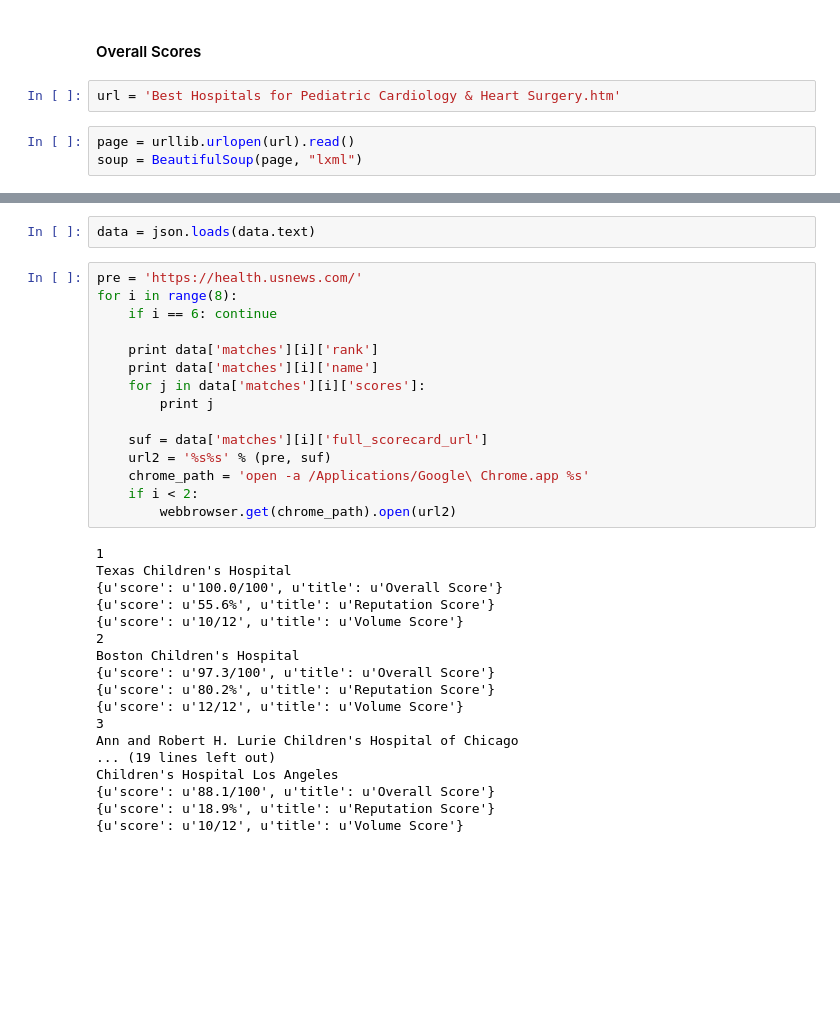
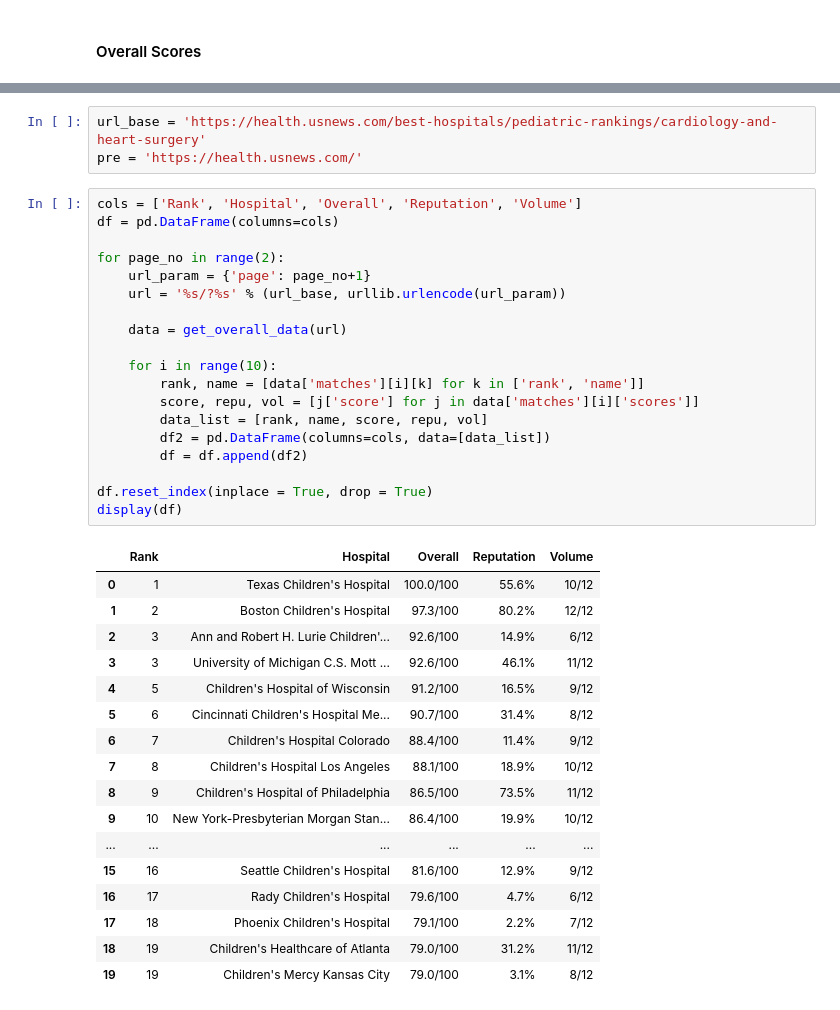
Before and after one commit to wenyu-z/py_programming, a Jupyter notebook: childrens_hospital_scrape/scrape_1.ipynb, the cells around one changed output, grey strips where cells are left out. Drawn from its saved outputs; the diff is of its cells as text; blank space fills up the shorter version.

```diff
--- a/childrens_hospital_scrape/scrape_1.ipynb
+++ b/childrens_hospital_scrape/scrape_1.ipynb
@@ -20,7 +21,2 @@ print files
 # %% [markdown]
 #### Overall Scores
-# %%
-url = 'Best Hospitals for Pediatric Cardiology & Heart Surgery.htm'
-# %%
-page = urllib.urlopen(url).read()
-soup = BeautifulSoup(page, "lxml")
@@ -37,36 +32,41 @@ data = script_data[0]
-# %%
-data = json.loads(data.text)
-# %%
-pre = 'https://health.usnews.com/'
-for i in range(8):
-    if i == 6: continue
-
-    print data['matches'][i]['rank']
-    print data['matches'][i]['name']
-    for j in data['matches'][i]['scores']:
-        print j
-
-    suf = data['matches'][i]['full_scorecard_url']
-    url2 = '%s%s' % (pre, suf)
-    chrome_path = 'open -a /Applications/Google\ Chrome.app %s'
-    if i < 2:
-        webbrowser.get(chrome_path).open(url2)
-# %% [output]
-1
-Texas Children's Hospital
-{u'score': u'100.0/100', u'title': u'Overall Score'}
-{u'score': u'55.6%', u'title': u'Reputation Score'}
-{u'score': u'10/12', u'title': u'Volume Score'}
-2
-Boston Children's Hospital
-{u'score': u'97.3/100', u'title': u'Overall Score'}
-{u'score': u'80.2%', u'title': u'Reputation Score'}
-{u'score': u'12/12', u'title': u'Volume Score'}
-3
-Ann and Robert H. Lurie Children's Hospital of Chicago
-... (19 lines left out)
-Children's Hospital Los Angeles
-{u'score': u'88.1/100', u'title': u'Overall Score'}
-{u'score': u'18.9%', u'title': u'Reputation Score'}
-{u'score': u'10/12', u'title': u'Volume Score'}
+# %%
+url_base = 'https://health.usnews.com/best-hospitals/pediatric-rankings/cardiology-and-heart-surgery'
+pre = 'https://health.usnews.com/'
+# %%
+cols = ['Rank', 'Hospital', 'Overall', 'Reputation', 'Volume']
+df = pd.DataFrame(columns=cols)
+
+for page_no in range(2):
+    url_param = {'page': page_no+1}
+    url = '%s/?%s' % (url_base, urllib.urlencode(url_param))
+
+    data = get_overall_data(url)
+
+    for i in range(10):
+        rank, name = [data['matches'][i][k] for k in ['rank', 'name']]
+        score, repu, vol = [j['score'] for j in data['matches'][i]['scores']]
+        data_list = [rank, name, score, repu, vol]
+        df2 = pd.DataFrame(columns=cols, data=[data_list])
+        df = df.append(df2)
+
+df.reset_index(inplace = True, drop = True)
+display(df)
+# %% [output]
+|  | Rank | Hospital | Overall | Reputation | Volume |
+| 0 | 1 | Texas Children's Hospital | 100.0/100 | 55.6% | 10/12 |
+| 1 | 2 | Boston Children's Hospital | 97.3/100 | 80.2% | 12/12 |
+| 2 | 3 | Ann and Robert H. Lurie Children'... | 92.6/100 | 14.9% | 6/12 |
+| 3 | 3 | University of Michigan C.S. Mott ... | 92.6/100 | 46.1% | 11/12 |
+| 4 | 5 | Children's Hospital of Wisconsin | 91.2/100 | 16.5% | 9/12 |
+| 5 | 6 | Cincinnati Children's Hospital Me... | 90.7/100 | 31.4% | 8/12 |
+| 6 | 7 | Children's Hospital Colorado | 88.4/100 | 11.4% | 9/12 |
+| 7 | 8 | Children's Hospital Los Angeles | 88.1/100 | 18.9% | 10/12 |
+| 8 | 9 | Children's Hospital of Philadelphia | 86.5/100 | 73.5% | 11/12 |
+| 9 | 10 | New York-Presbyterian Morgan Stan... | 86.4/100 | 19.9% | 10/12 |
+| ... | ... | ... | ... | ... | ... |
+| 15 | 16 | Seattle Children's Hospital | 81.6/100 | 12.9% | 9/12 |
+| 16 | 17 | Rady Children's Hospital | 79.6/100 | 4.7% | 6/12 |
+| 17 | 18 | Phoenix Children's Hospital | 79.1/100 | 2.2% | 7/12 |
+| 18 | 19 | Children's Healthcare of Atlanta | 79.0/100 | 31.2% | 11/12 |
+| 19 | 19 | Children's Mercy Kansas City | 79.0/100 | 3.1% | 8/12 |
 # %% [markdown]
```
Also changed, not shown: parts of 24 cells of this notebook, 1 other file.
